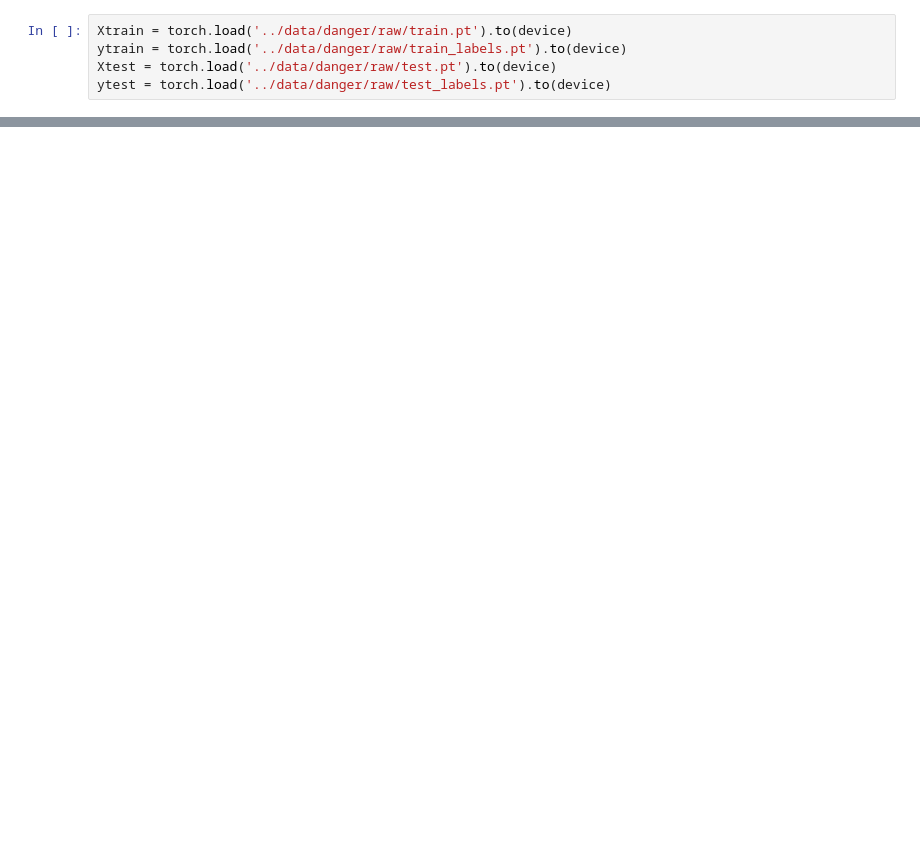
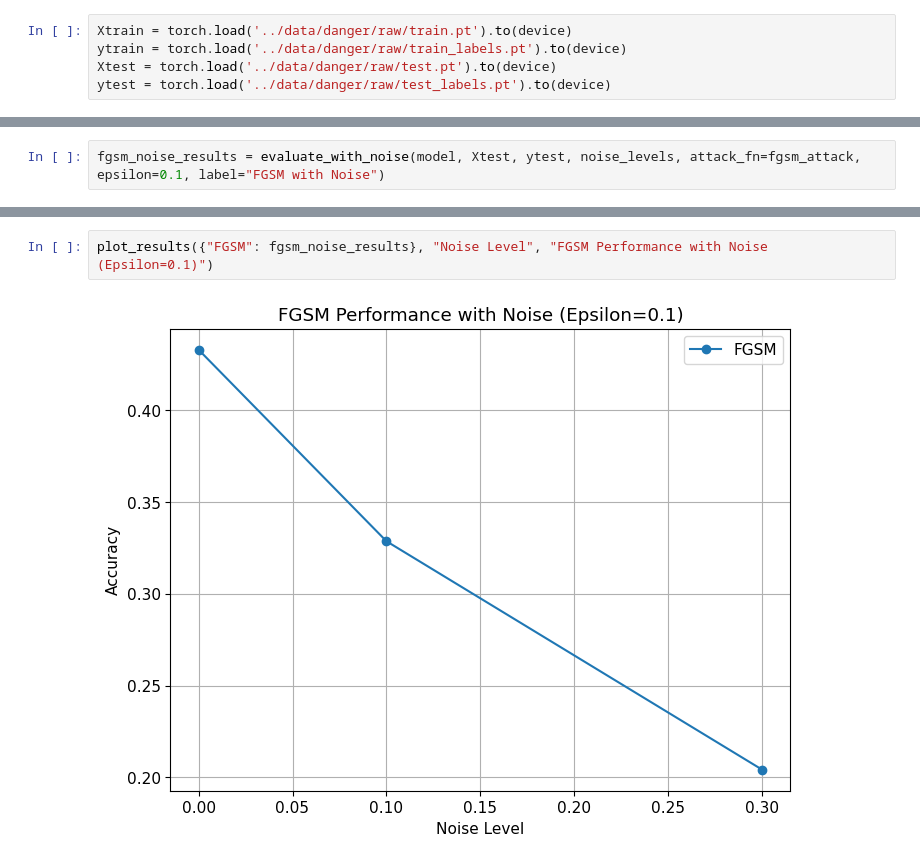
Before and after one commit to Ndkopacz/DefensiveDoorbell, a Jupyter notebook: ML/src/adversarial_attacks_experiment.ipynb, the cells around one changed output, grey strips where cells are left out. Cells and saved outputs as stored; diff of their text form; blank space fills up the shorter version.

```diff
--- a/ML/src/adversarial_attacks_experiment.ipynb
+++ b/ML/src/adversarial_attacks_experiment.ipynb
@@ -113,0 +291,2 @@ plot_accuracy(results_dict)
+# %%
+fgsm_noise_results = evaluate_with_noise(model, Xtest, ytest, noise_levels, attack_fn=fgsm_attack, epsilon=0.1, label="FGSM with Noise")
@@ -113,0 +309,4 @@ plot_accuracy(results_dict)
+# %%
+plot_results({"FGSM": fgsm_noise_results}, "Noise Level", "FGSM Performance with Noise (Epsilon=0.1)")
+# %% [output]
+[figure, added]
```
Also changed, not shown: parts of 38 cells of this notebook, 1 other file.
